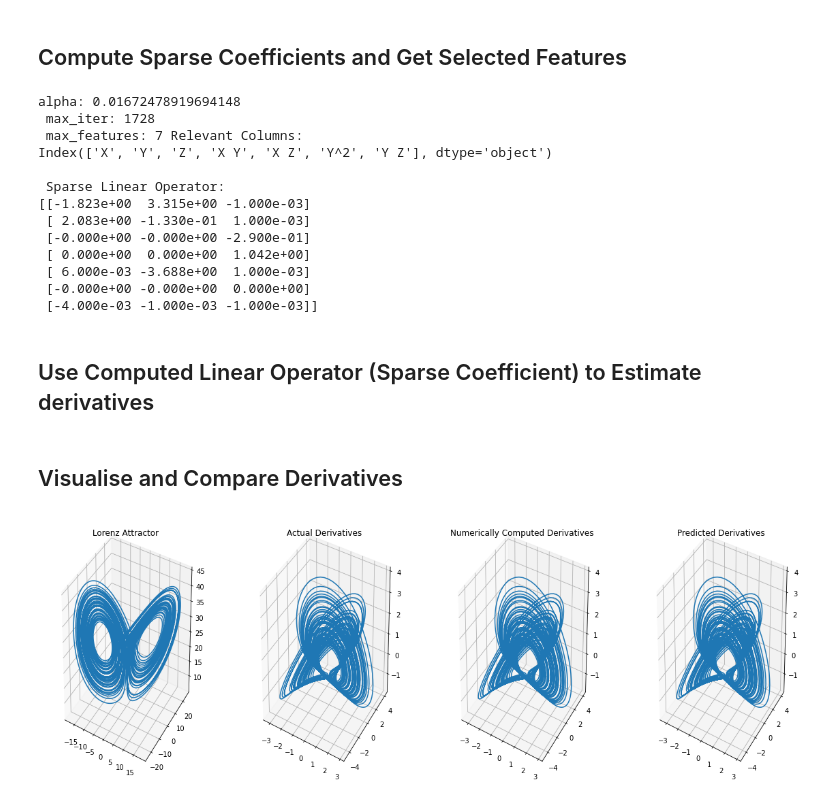
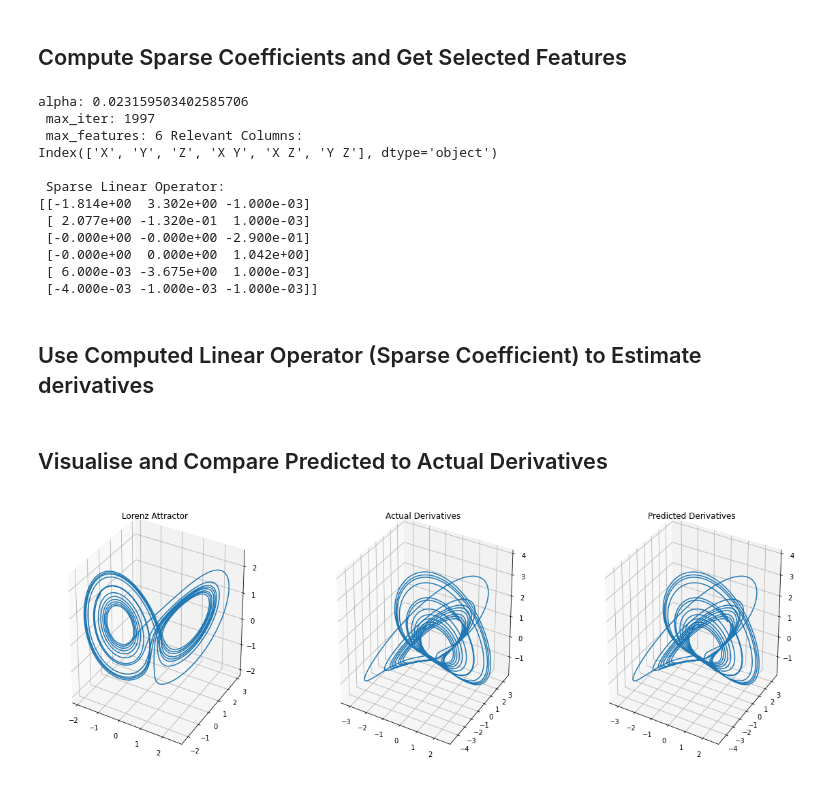
Before and after one commit to ches-001/Sparse-Identification-of-Nonlinear-Dynamics, a Jupyter notebook: main.ipynb, the cells around one changed output. Saved outputs shown, nothing was run; the diff lists cells and outputs as text; code cells hidden in the pictures.

```diff
--- a/main.ipynb
+++ b/main.ipynb
@@ -92,4 +141,8 @@ X_poly.head()
 ## Define Data Scaler Object For scaling Data to a specific Range
 # %%
 # data scaler object
-scaler = StandardScaler()
+poly_scaler = StandardScaler()
+deriv_scaler = StandardScaler()
+
+poly_scaler.fit(poly_train.values)
+deriv_scaler.fit(deriv_train.values)
@@ -151,26 +210,21 @@ study.optimize(objective, n_trials=20)
 # %%
 # compute sparse coeffs and get features index
 sindy_coeffs, selected_features = compute_linear_operator(
-    poly_features=X_poly.values,
-    derivatives=numerical_derivatives,
+    poly_features=poly_train.values,
+    derivatives=deriv_train.values,
     alpha=study.best_trial.params["alpha"],
     max_iter=study.best_trial.params["max_iter"],
     max_features=study.best_trial.params["max_features"],
     n_cv=n_cv,
     threshold=threshold,
-    scaler=scaler
+    poly_scaler=poly_scaler,
+    deriv_scaler=deriv_scaler
 )
 
 BETA = sindy_coeffs.T.round(3)
 # %%
 # get relevant features
-relevant_cols = X_poly.columns[selected_features]
-X_prime = X_poly[relevant_cols]
-
-# normalise data for visual validation
-X_prime = scaler.fit_transform(X_prime)
-actual_derivatives = scaler.fit_transform(actual_derivatives)
-numerical_derivatives = scaler.fit_transform(numerical_derivatives)
+relevant_cols = poly_train.columns[selected_features]
 
 print(
     f"alpha: {study.best_trial.params['alpha']} \n",
@@ -180,41 +234,41 @@ print(
     f"Sparse Linear Operator: \n{BETA}",
 )
 # %% [output]
-alpha: 0.01672478919694148
- max_iter: 1728
- max_features: 7 Relevant Columns:
-Index(['X', 'Y', 'Z', 'X Y', 'X Z', 'Y^2', 'Y Z'], dtype='object')
+alpha: 0.023159503402585706
+ max_iter: 1997
+ max_features: 6 Relevant Columns:
+Index(['X', 'Y', 'Z', 'X Y', 'X Z', 'Y Z'], dtype='object')
 
  Sparse Linear Operator:
-[[-1.823e+00  3.315e+00 -1.000e-03]
- [ 2.083e+00 -1.330e-01  1.000e-03]
+[[-1.814e+00  3.302e+00 -1.000e-03]
+ [ 2.077e+00 -1.320e-01  1.000e-03]
  [-0.000e+00 -0.000e+00 -2.900e-01]
- [ 0.000e+00  0.000e+00  1.042e+00]
- [ 6.000e-03 -3.688e+00  1.000e-03]
- [-0.000e+00 -0.000e+00  0.000e+00]
+ [-0.000e+00  0.000e+00  1.042e+00]
+ [ 6.000e-03 -3.675e+00  1.000e-03]
  [-4.000e-03 -1.000e-03 -1.000e-03]]
 # %% [markdown]
 ## Use Computed Linear Operator (Sparse Coefficient) to Estimate derivatives
 # %%
+# normalise data for visual validation
+X = (poly_evaluate[relevant_cols].values - poly_scaler.mean_[selected_features]) / np.sqrt(poly_scaler.var_[selected_features])
+y = deriv_scaler.transform(deriv_evaluate.values)
+
 # estimate derivatives with linear combination
 # of relevant features and sparse linear operator (beta)
-estimated_derivatives = X_prime @ BETA
+y_pred = X @ BETA
 # %% [markdown]
-## Visualise and Compare Derivatives
+## Visualise and Compare Predicted to Actual Derivatives
 # %%
 # plot data
-fig, axs = plt.subplots(1, 4, figsize=(20, 7), subplot_kw=dict(projection='3d'))
+fig, axs = plt.subplots(1, 3, figsize=(20, 7), subplot_kw=dict(projection='3d'))
 axs[0].plot(X[:, 0], X[:, 1], X[:, 2])
 axs[0].set_title(f"Lorenz Attractor")
 
-axs[1].plot(actual_derivatives[:, 0], actual_derivatives[:, 1], actual_derivatives[:, 2])
+axs[1].plot(y[:, 0], y[:, 1], y[:, 2])
 axs[1].set_title("Actual Derivatives")
 
-axs[2].plot(numerical_derivatives[:, 0], numerical_derivatives[:, 1], numerical_derivatives[:, 2])
-axs[2].set_title("Numerically Computed Derivatives")
-
-axs[3].plot(estimated_derivatives[:, 0], estimated_derivatives[:, 1], estimated_derivatives[:, 2])
-axs[3].set_title("Predicted Derivatives")
+axs[2].plot(y_pred[:, 0], y_pred[:, 1], y_pred[:, 2])
+axs[2].set_title("Predicted Derivatives")
 plt.show()
 # %% [output]
-[figure, old version]
+[figure, new version]
```
Also changed, not shown: parts of 15 cells of this notebook, 4 other files.
